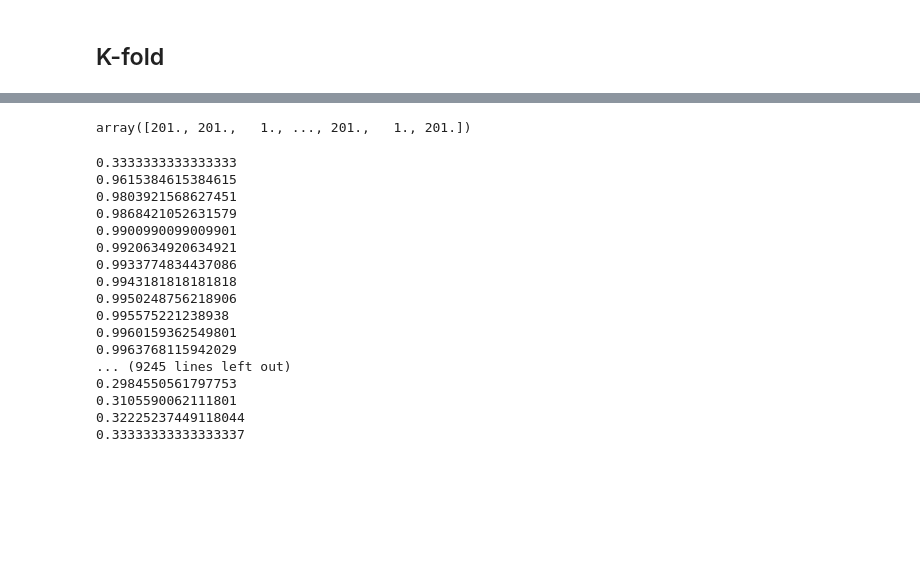
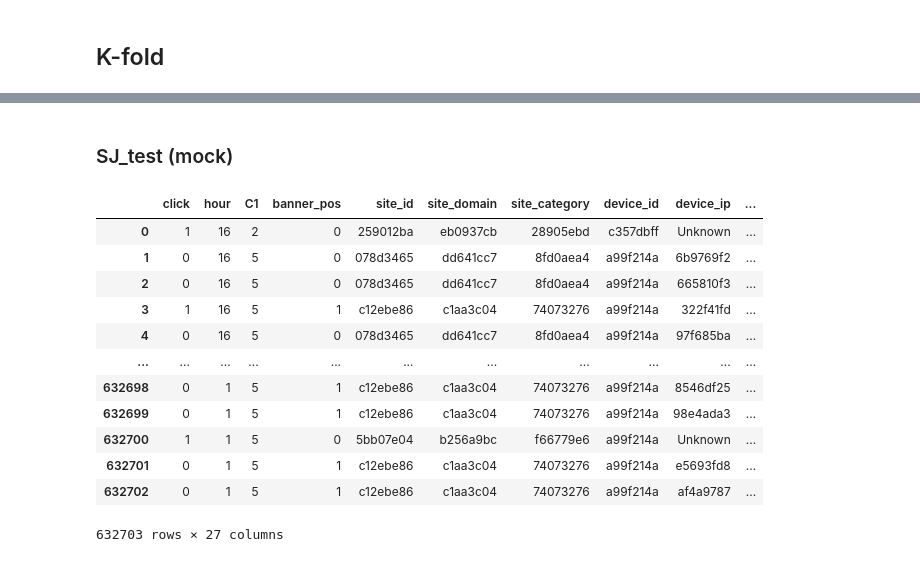
Before and after one commit to junglewill/Click-through-rate-prediction, a Jupyter notebook: final_model_xgboost.ipynb, the cells around one changed output, grey strips where cells are left out. Cells and saved outputs as stored; diff of their text form; code cells hidden in the pictures; blank space fills up the shorter version.

```diff
--- a/final_model_xgboost.ipynb
+++ b/final_model_xgboost.ipynb
@@ -470,29 +466,21 @@ f[0]+=y_val * 100
-# %%
-f[0]
-# %% [output]
-array([201., 201.,   1., ..., 201.,   1., 201.])
-# %%
-import itertools
-for a,b,c in itertools.product(weights_range, repeat=3):
-    #get combination of weights, sum to 100%
-    sum_w = np.array([a,b,c]).sum()
-    wts = np.array([a,b,c]) / sum_w
-    print(wts[2])
-# %% [output]
-0.3333333333333333
-0.9615384615384615
-0.9803921568627451
-0.9868421052631579
-0.9900990099009901
-0.9920634920634921
-0.9933774834437086
-0.9943181818181818
-0.9950248756218906
-0.995575221238938
-0.9960159362549801
-0.9963768115942029
-... (9245 lines left out)
-0.2984550561797753
-0.3105590062111801
-0.32225237449118044
-0.33333333333333337
+# %% [markdown]
+### SJ_test (mock)
+# %%
+df_sj = pd.read_csv("sj_test.gz", compression='gzip', header='infer')
+Y_test = df_sj['click']
+# %%
+df_sj
+# %% [output]
+|  | click | hour | C1 | banner_pos | site_id | site_domain | site_category | device_id | device_ip | ... |
+| 0 | 1 | 16 | 2 | 0 | 259012ba | eb0937cb | 28905ebd | c357dbff | Unknown | ... |
+| 1 | 0 | 16 | 5 | 0 | 078d3465 | dd641cc7 | 8fd0aea4 | a99f214a | 6b9769f2 | ... |
+| 2 | 0 | 16 | 5 | 0 | 078d3465 | dd641cc7 | 8fd0aea4 | a99f214a | 665810f3 | ... |
+| 3 | 1 | 16 | 5 | 1 | c12ebe86 | c1aa3c04 | 74073276 | a99f214a | 322f41fd | ... |
+| 4 | 0 | 16 | 5 | 0 | 078d3465 | dd641cc7 | 8fd0aea4 | a99f214a | 97f685ba | ... |
+| ... | ... | ... | ... | ... | ... | ... | ... | ... | ... | ... |
+| 632698 | 0 | 1 | 5 | 1 | c12ebe86 | c1aa3c04 | 74073276 | a99f214a | 8546df25 | ... |
+| 632699 | 0 | 1 | 5 | 1 | c12ebe86 | c1aa3c04 | 74073276 | a99f214a | 98e4ada3 | ... |
+| 632700 | 1 | 1 | 5 | 0 | 5bb07e04 | b256a9bc | f66779e6 | a99f214a | Unknown | ... |
+| 632701 | 0 | 1 | 5 | 1 | c12ebe86 | c1aa3c04 | 74073276 | a99f214a | e5693fd8 | ... |
+| 632702 | 0 | 1 | 5 | 1 | c12ebe86 | c1aa3c04 | 74073276 | a99f214a | af4a9787 | ... |
+632703 rows × 27 columns
```
Also changed, not shown: parts of 11 cells of this notebook, 6 other files.
